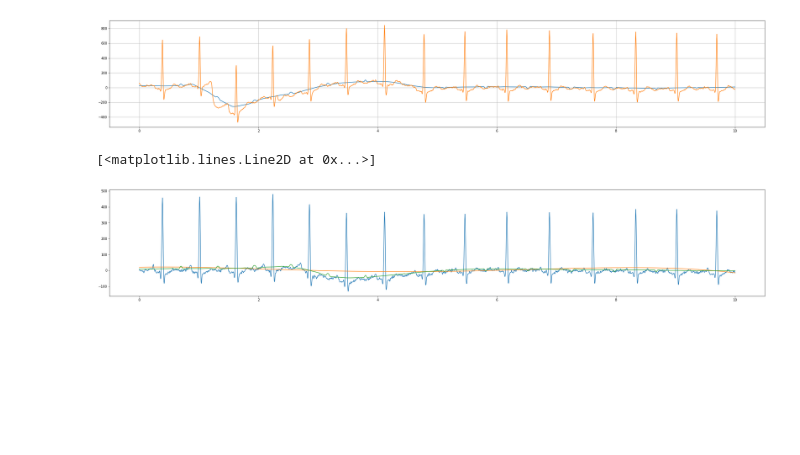
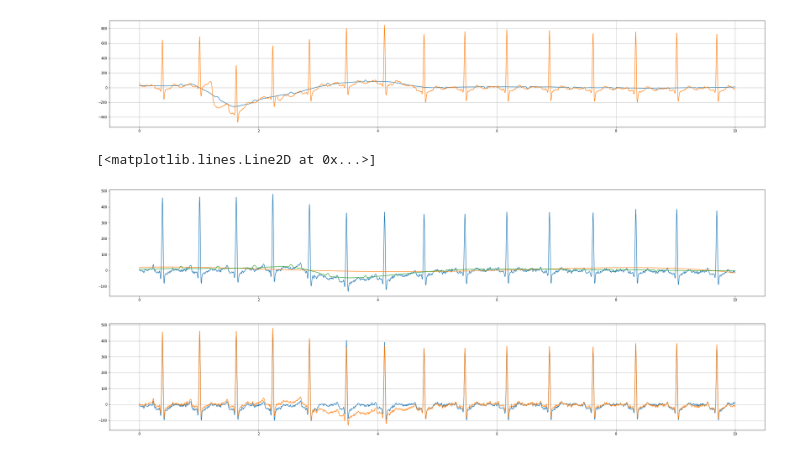
Before and after one commit to Hellinger/ECG-Manlio, a Jupyter notebook: ECG.ipynb, the cells around one changed output. Saved outputs shown, nothing was run; the diff lists cells and outputs as text; code cells hidden in the pictures; blank space fills up the shorter version.

Commit message:
high pass filter added

```diff
--- a/ECG.ipynb
+++ b/ECG.ipynb
@@ -100,3 +100,19 @@ plt.plot(t, sg4)
 # %% [output]
 [<matplotlib.lines.Line2D at 0x...>]
 [figure]
+# %%
+def high_pass_filter(signal, order, cutoff, fs):
+    nyq = 0.5 * fs
+    normal_cutoff = cutoff/nyq
+    b, a = scipy.signal.butter(order, normal_cutoff, btype='high')
+    filtered_signal = scipy.signal.filtfilt(b, a, signal)
+    return filtered_signal
+# %%
+filtered = high_pass_filter(ecg_signals[0,0,:], 5, 1.5, 500)
+plt.figure(figsize=[36,6])
+plt.plot(t, filtered)
+plt.plot(t, ecg_signals[0,0,:])
+plt.grid()
+plt.show()
+# %% [output]
+[figure, added]
```
Also changed, not shown: parts of 16 cells of this notebook.
